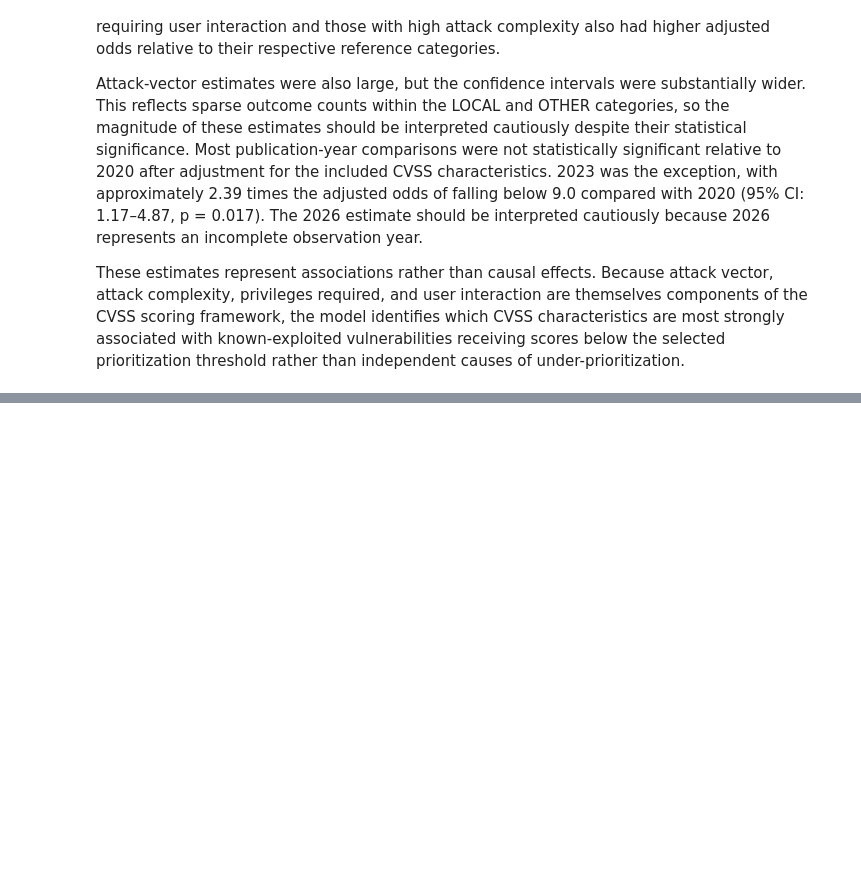
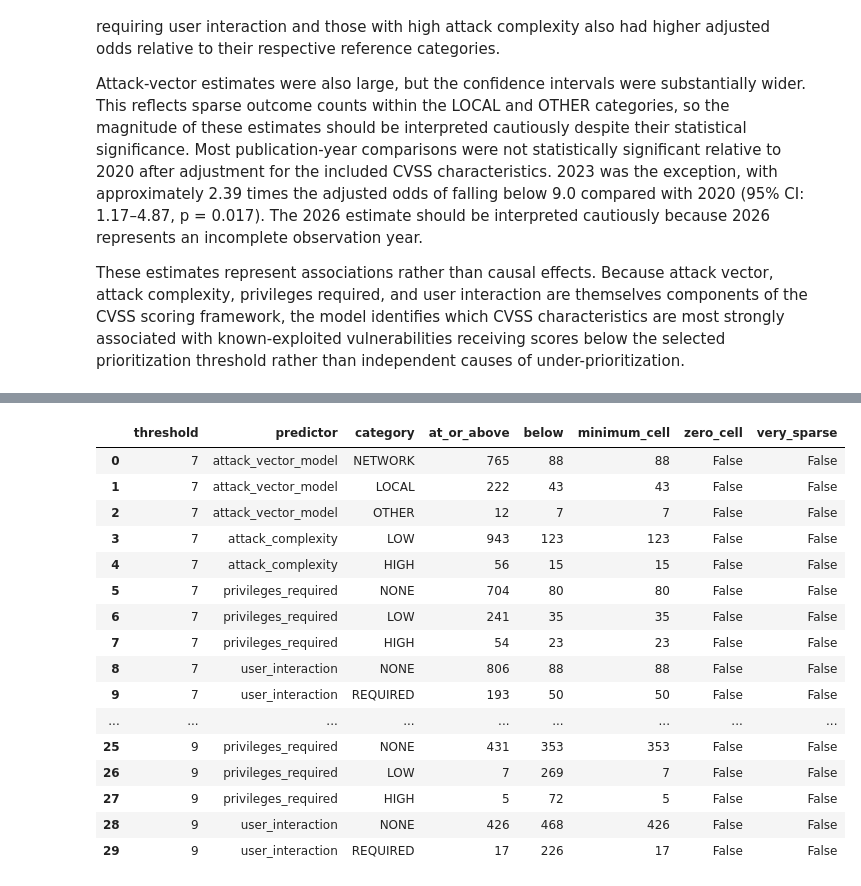
Before and after one commit to aaliyahmjh/data698-capstone, a Jupyter notebook: notebooks/core_eda.ipynb, the cells around one changed output, grey strips where cells are left out. Cells and saved outputs as stored; diff of their text form; code cells hidden in the pictures; blank space fills up the shorter version.

```diff
--- a/notebooks/core_eda.ipynb
+++ b/notebooks/core_eda.ipynb
@@ -2243,0 +3233,60 @@ These estimates represent associations rather than causal effects. Because attac
+# %%
+predictors = [
+    "attack_vector_model",
+    "attack_complexity",
+    "privileges_required",
+    "user_interaction"
+]
+
+sparse_results = []
+
+for threshold in thresholds:
+
+    outcome_col = f"below_{threshold}"
+
+    for predictor in predictors:
+
+        counts = pd.crosstab(
+            threshold_df[predictor],
+            threshold_df[outcome_col]
+        ).reindex(columns=[0, 1], fill_value=0)
+
+        for category, row in counts.iterrows():
+
+            sparse_results.append({
+                "threshold": threshold,
+                "predictor": predictor,
+                "category": category,
+                "at_or_above": int(row[0]),
+                "below": int(row[1]),
+                "minimum_cell": int(row.min()),
+                "zero_cell": bool((row == 0).any()),
+                "very_sparse": bool(row.min() < 5)
+            })
+
+threshold_sparse_df = pd.DataFrame(sparse_results)
+
+display(threshold_sparse_df)
+
+threshold_sparse_df.to_csv(
+    RESULTS_DIR / "threshold_sparse_diagnostics.csv",
+    index=False
+)
+# %% [output]
+|  | threshold | predictor | category | at_or_above | below | minimum_cell | zero_cell | very_sparse |
+| 0 | 7 | attack_vector_model | NETWORK | 765 | 88 | 88 | False | False |
+| 1 | 7 | attack_vector_model | LOCAL | 222 | 43 | 43 | False | False |
+| 2 | 7 | attack_vector_model | OTHER | 12 | 7 | 7 | False | False |
+| 3 | 7 | attack_complexity | LOW | 943 | 123 | 123 | False | False |
+| 4 | 7 | attack_complexity | HIGH | 56 | 15 | 15 | False | False |
+| 5 | 7 | privileges_required | NONE | 704 | 80 | 80 | False | False |
+| 6 | 7 | privileges_required | LOW | 241 | 35 | 35 | False | False |
+| 7 | 7 | privileges_required | HIGH | 54 | 23 | 23 | False | False |
+| 8 | 7 | user_interaction | NONE | 806 | 88 | 88 | False | False |
+| 9 | 7 | user_interaction | REQUIRED | 193 | 50 | 50 | False | False |
+| ... | ... | ... | ... | ... | ... | ... | ... | ... |
+| 25 | 9 | privileges_required | NONE | 431 | 353 | 353 | False | False |
+| 26 | 9 | privileges_required | LOW | 7 | 269 | 7 | False | False |
+| 27 | 9 | privileges_required | HIGH | 5 | 72 | 5 | False | False |
+| 28 | 9 | user_interaction | NONE | 426 | 468 | 426 | False | False |
+| 29 | 9 | user_interaction | REQUIRED | 17 | 226 | 17 | False | False |
```
Also changed, not shown: parts of 51 cells of this notebook, 22 other files.
